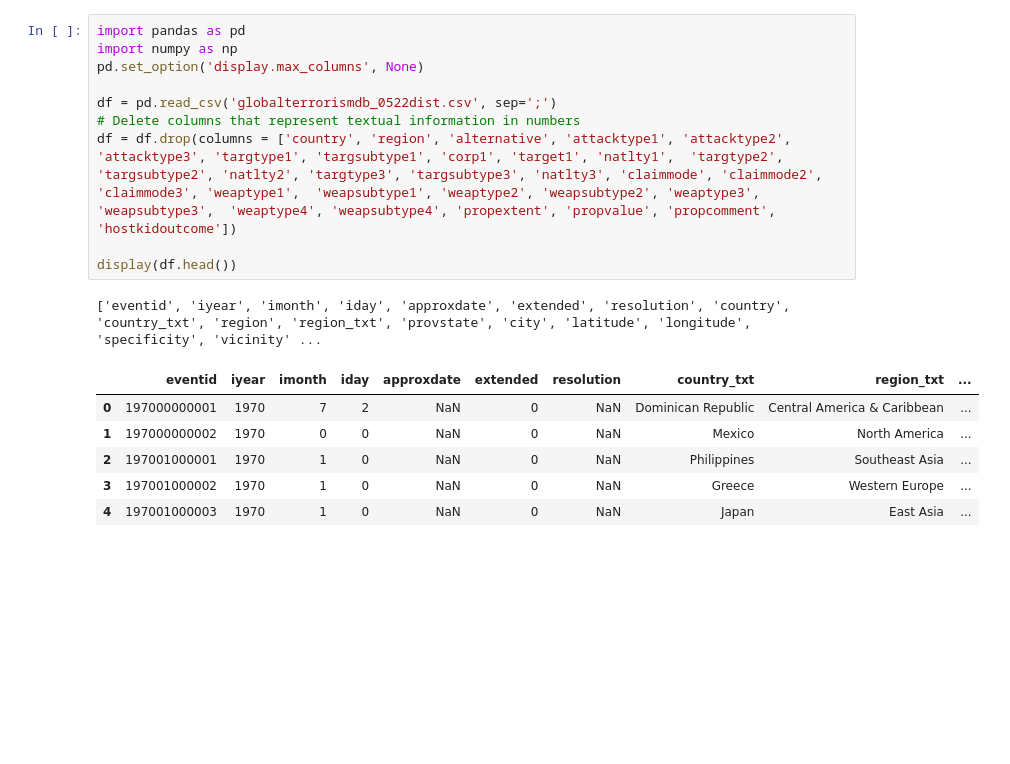
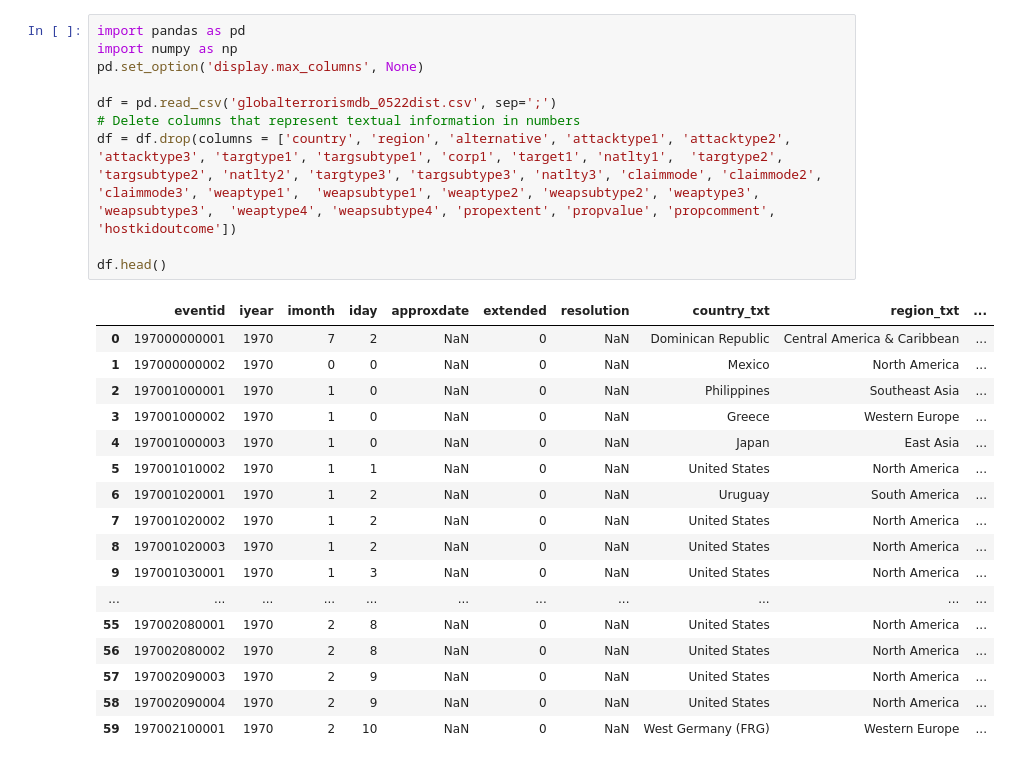
Before and after one commit to wmartynaa/group-project-5, a Jupyter notebook: data/dataset_cleaner.ipynb, the cells around one changed output. Saved outputs shown, nothing was run; the diff lists cells and outputs as text; blank space fills up the shorter version.

```diff
--- a/data/dataset_cleaner.ipynb
+++ b/data/dataset_cleaner.ipynb
@@ -1,18 +1,28 @@
 # %%
 import pandas as pd
 import numpy as np
 pd.set_option('display.max_columns', None)
 
 df = pd.read_csv('globalterrorismdb_0522dist.csv', sep=';')
 # Delete columns that represent textual information in numbers
 df = df.drop(columns = ['country', 'region', 'alternative', 'attacktype1', 'attacktype2', 'attacktype3', 'targtype1', 'targsubtype1', 'corp1', 'target1', 'natlty1',  'targtype2', 'targsubtype2', 'natlty2', 'targtype3', 'targsubtype3', 'natlty3', 'claimmode', 'claimmode2', 'claimmode3', 'weaptype1',  'weapsubtype1', 'weaptype2', 'weapsubtype2', 'weaptype3', 'weapsubtype3',  'weaptype4', 'weapsubtype4', 'propextent', 'propvalue', 'propcomment', 'hostkidoutcome'])
 
-display(df.head())
+df.head()
 # %% [output]
-['eventid', 'iyear', 'imonth', 'iday', 'approxdate', 'extended', 'resolution', 'country', 'country_txt', 'region', 'region_txt', 'provstate', 'city', 'latitude', 'longitude', 'specificity', 'vicinity' ...
 |  | eventid | iyear | imonth | iday | approxdate | extended | resolution | country_txt | region_txt | ... |
 | 0 | 197000000001 | 1970 | 7 | 2 | NaN | 0 | NaN | Dominican Republic | Central America & Caribbean | ... |
 | 1 | 197000000002 | 1970 | 0 | 0 | NaN | 0 | NaN | Mexico | North America | ... |
 | 2 | 197001000001 | 1970 | 1 | 0 | NaN | 0 | NaN | Philippines | Southeast Asia | ... |
 | 3 | 197001000002 | 1970 | 1 | 0 | NaN | 0 | NaN | Greece | Western Europe | ... |
 | 4 | 197001000003 | 1970 | 1 | 0 | NaN | 0 | NaN | Japan | East Asia | ... |
+| 5 | 197001010002 | 1970 | 1 | 1 | NaN | 0 | NaN | United States | North America | ... |
+| 6 | 197001020001 | 1970 | 1 | 2 | NaN | 0 | NaN | Uruguay | South America | ... |
+| 7 | 197001020002 | 1970 | 1 | 2 | NaN | 0 | NaN | United States | North America | ... |
+| 8 | 197001020003 | 1970 | 1 | 2 | NaN | 0 | NaN | United States | North America | ... |
+| 9 | 197001030001 | 1970 | 1 | 3 | NaN | 0 | NaN | United States | North America | ... |
+| ... | ... | ... | ... | ... | ... | ... | ... | ... | ... | ... |
+| 55 | 197002080001 | 1970 | 2 | 8 | NaN | 0 | NaN | United States | North America | ... |
+| 56 | 197002080002 | 1970 | 2 | 8 | NaN | 0 | NaN | United States | North America | ... |
+| 57 | 197002090003 | 1970 | 2 | 9 | NaN | 0 | NaN | United States | North America | ... |
+| 58 | 197002090004 | 1970 | 2 | 9 | NaN | 0 | NaN | United States | North America | ... |
+| 59 | 197002100001 | 1970 | 2 | 10 | NaN | 0 | NaN | West Germany (FRG) | Western Europe | ... |
```
Also changed, not shown: parts of 4 cells of this notebook.
